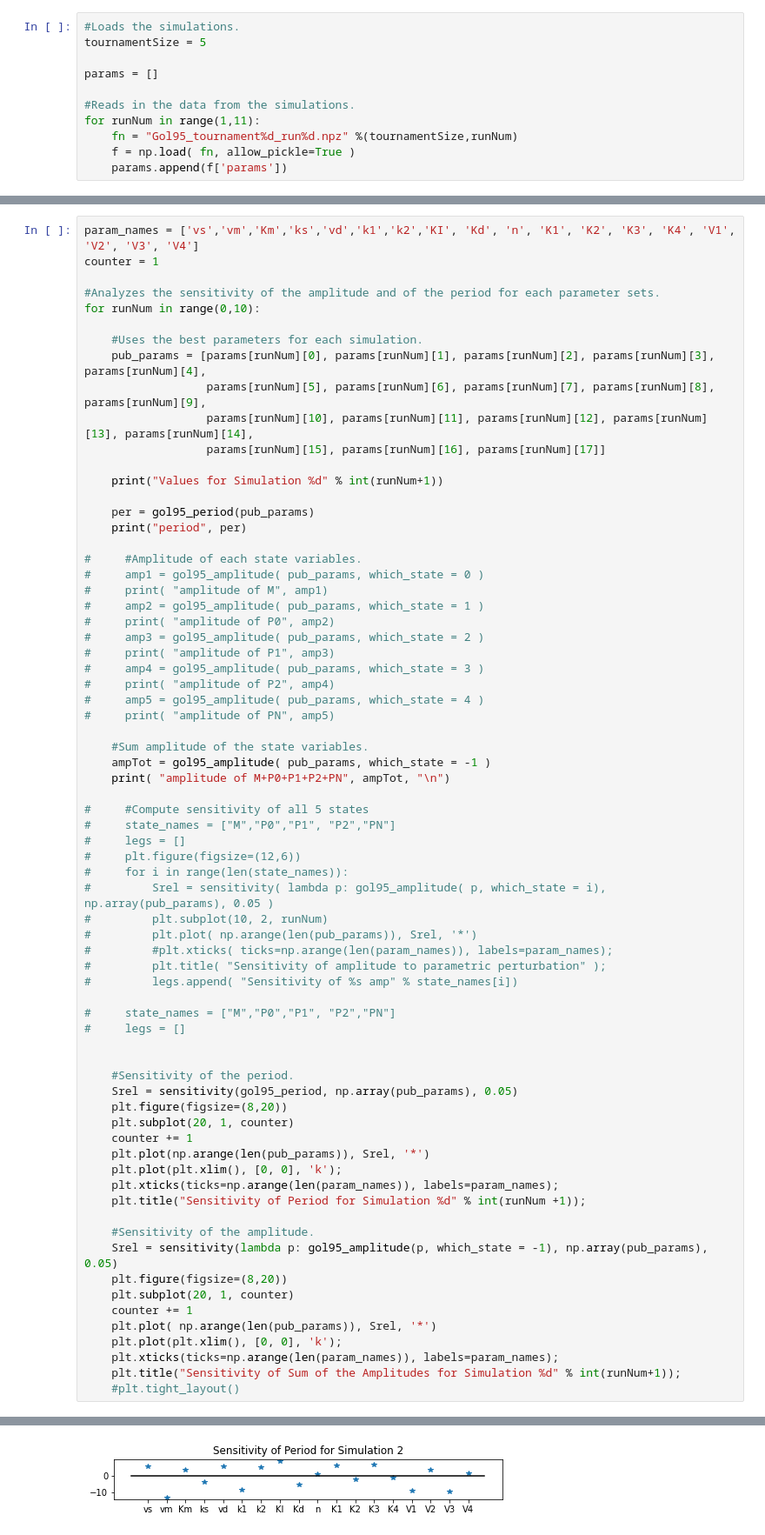
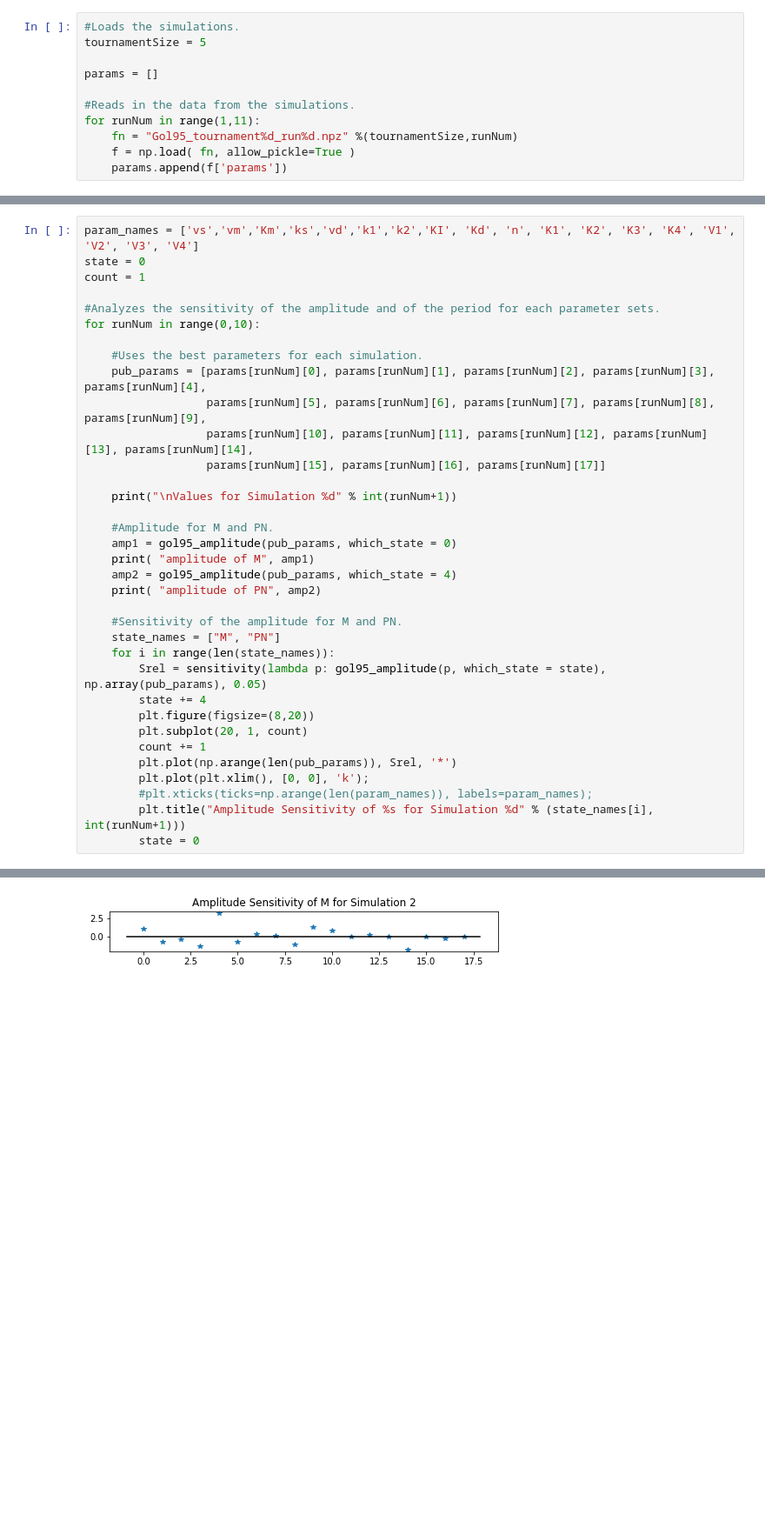
Before and after one commit to polinenguyen/CS341, a Jupyter notebook: Project5.ipynb, the cells around one changed output, grey strips where cells are left out. Shown at 87% size. Drawn from its saved outputs; the diff is of its cells as text; blank space fills up the shorter version.

```diff
--- a/Project5.ipynb
+++ b/Project5.ipynb
@@ -449,6 +526,7 @@ for runNum in range(1,11):
 # %%
 param_names = ['vs','vm','Km','ks','vd','k1','k2','KI', 'Kd', 'n', 'K1', 'K2', 'K3', 'K4', 'V1', 'V2', 'V3', 'V4']
-counter = 1
+state = 0
+count = 1
 
 #Analyzes the sensitivity of the amplitude and of the period for each parameter sets.
 for runNum in range(0,10):
@@ -459,62 +537,26 @@ for runNum in range(0,10):
                   params[runNum][10], params[runNum][11], params[runNum][12], params[runNum][13], params[runNum][14],
                   params[runNum][15], params[runNum][16], params[runNum][17]]
 
-    print("Values for Simulation %d" % int(runNum+1))
+    print("\nValues for Simulation %d" % int(runNum+1))
 
-    per = gol95_period(pub_params)
-    print("period", per)
+    #Amplitude for M and PN.
+    amp1 = gol95_amplitude(pub_params, which_state = 0)
+    print( "amplitude of M", amp1)
+    amp2 = gol95_amplitude(pub_params, which_state = 4)
+    print( "amplitude of PN", amp2)
 
-#     #Amplitude of each state variables.
-#     amp1 = gol95_amplitude( pub_params, which_state = 0 )
-#     print( "amplitude of M", amp1)
-#     amp2 = gol95_amplitude( pub_params, which_state = 1 )
-#     print( "amplitude of P0", amp2)
-#     amp3 = gol95_amplitude( pub_params, which_state = 2 )
-#     print( "amplitude of P1", amp3)
-#     amp4 = gol95_amplitude( pub_params, which_state = 3 )
-#     print( "amplitude of P2", amp4)
-#     amp5 = gol95_amplitude( pub_params, which_state = 4 )
-#     print( "amplitude of PN", amp5)
-
-    #Sum amplitude of the state variables.
-    ampTot = gol95_amplitude( pub_params, which_state = -1 )
-    print( "amplitude of M+P0+P1+P2+PN", ampTot, "\n")
-
-#     #Compute sensitivity of all 5 states
-#     state_names = ["M","P0","P1", "P2","PN"]
-#     legs = []
-#     plt.figure(figsize=(12,6))
-#     for i in range(len(state_names)):
-#         Srel = sensitivity( lambda p: gol95_amplitude( p, which_state = i), np.array(pub_params), 0.05 )
-#         plt.subplot(10, 2, runNum)
-#         plt.plot( np.arange(len(pub_params)), Srel, '*')
-#         #plt.xticks( ticks=np.arange(len(param_names)), labels=param_names);
-#         plt.title( "Sensitivity of amplitude to parametric perturbation" );
-#         legs.append( "Sensitivity of %s amp" % state_names[i])
-
-#     state_names = ["M","P0","P1", "P2","PN"]
-#     legs = []
-
-
-    #Sensitivity of the period.
-    Srel = sensitivity(gol95_period, np.array(pub_params), 0.05)
-    plt.figure(figsize=(8,20))
-    plt.subplot(20, 1, counter)
-    counter += 1
-    plt.plot(np.arange(len(pub_params)), Srel, '*')
-    plt.plot(plt.xlim(), [0, 0], 'k');
-    plt.xticks(ticks=np.arange(len(param_names)), labels=param_names);
-    plt.title("Sensitivity of Period for Simulation %d" % int(runNum +1));
-
-    #Sensitivity of the amplitude.
-    Srel = sensitivity(lambda p: gol95_amplitude(p, which_state = -1), np.array(pub_params), 0.05)
-    plt.figure(figsize=(8,20))
-    plt.subplot(20, 1, counter)
-    counter += 1
-    plt.plot( np.arange(len(pub_params)), Srel, '*')
-    plt.plot(plt.xlim(), [0, 0], 'k');
-    plt.xticks(ticks=np.arange(len(param_names)), labels=param_names);
-    plt.title("Sensitivity of Sum of the Amplitudes for Simulation %d" % int(runNum+1));
-    #plt.tight_layout()
+    #Sensitivity of the amplitude for M and PN.
+    state_names = ["M", "PN"]
+    for i in range(len(state_names)):
+        Srel = sensitivity(lambda p: gol95_amplitude(p, which_state = state), np.array(pub_params), 0.05)
+        state += 4
+        plt.figure(figsize=(8,20))
+        plt.subplot(20, 1, count)
+        count += 1
+        plt.plot(np.arange(len(pub_params)), Srel, '*')
+        plt.plot(plt.xlim(), [0, 0], 'k');
+        #plt.xticks(ticks=np.arange(len(param_names)), labels=param_names);
+        plt.title("Amplitude Sensitivity of %s for Simulation %d" % (state_names[i], int(runNum+1)))
+        state = 0
 # %% [output]
 Values for Simulation 1
@@ -539 +581 @@ amplitude of M+P0+P1+P2+PN 5.637755572864431
-[figure, old version]
+[figure, new version]
```
Also changed, not shown: parts of 13 cells of this notebook.
